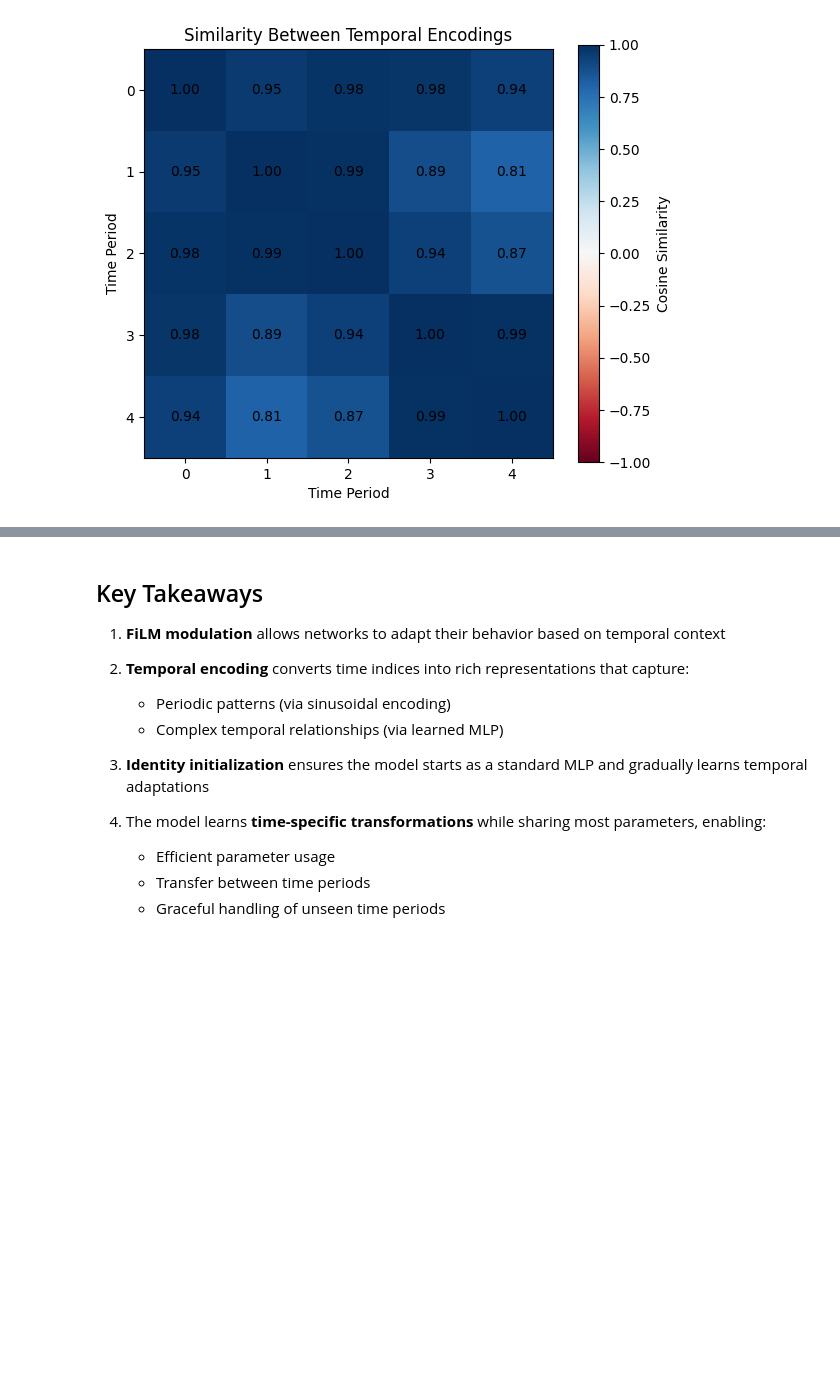
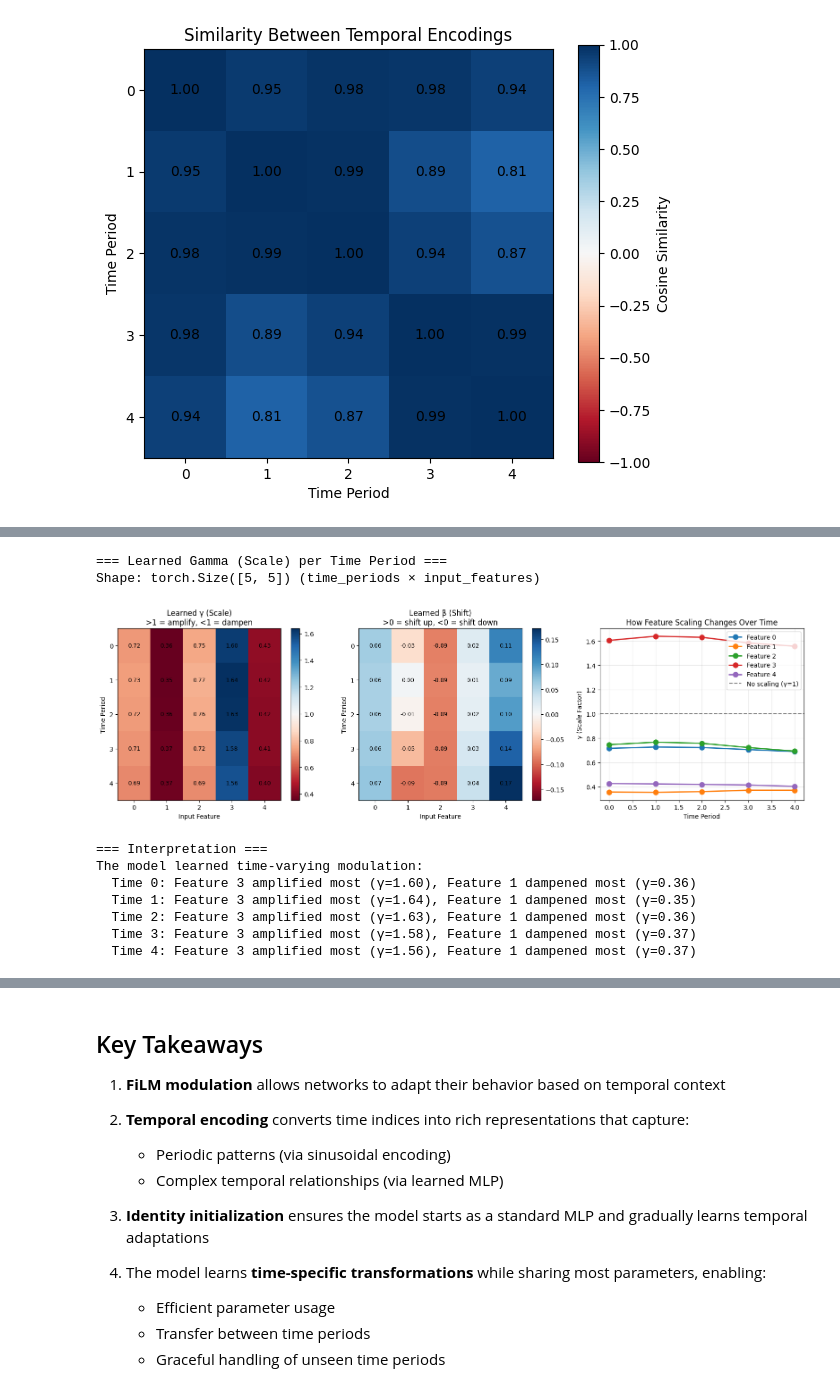
Before and after one commit to liamflynn1989/tabular-nn-research, a Jupyter notebook: tutorials/01_temporal_modulation.ipynb, the cells around one changed output, grey strips where cells are left out. Cells and saved outputs as stored; diff of their text form; code cells hidden in the pictures; blank space fills up the shorter version.

```diff
--- a/tutorials/01_temporal_modulation.ipynb
+++ b/tutorials/01_temporal_modulation.ipynb
@@ -574,0 +781,79 @@ Shape: torch.Size([5, 16])
+# %%
+# Extract gamma and beta from the input FiLM layer for each time period
+temporal_model.eval()
+
+with torch.no_grad():
+    time_indices = torch.arange(5)
+    time_enc = temporal_model.time_encoder(time_indices)  # (5, d_time)
+
+    # Get gamma and beta from the input_film layer
+    gamma = temporal_model.input_film.gamma_net(time_enc)  # (5, 5) - 5 time periods, 5 input features
+    beta = temporal_model.input_film.beta_net(time_enc)    # (5, 5)
+
+print("=== Learned Gamma (Scale) per Time Period ===")
+print(f"Shape: {gamma.shape} (time_periods × input_features)\n")
+
+# Create visualization
+fig, axes = plt.subplots(1, 3, figsize=(16, 5))
+
+# Plot 1: Gamma heatmap
+im1 = axes[0].imshow(gamma.numpy(), aspect='auto', cmap='RdBu',
+                      vmin=gamma.min().item(), vmax=gamma.max().item())
+axes[0].set_xlabel('Input Feature')
+axes[0].set_ylabel('Time Period')
+axes[0].set_title('Learned γ (Scale)\n>1 = amplify, <1 = dampen')
+axes[0].set_xticks(range(5))
+axes[0].set_yticks(range(5))
+plt.colorbar(im1, ax=axes[0])
+
+for i in range(5):
+    for j in range(5):
+        axes[0].text(j, i, f'{gamma[i,j]:.2f}', ha='center', va='center', fontsize=9)
+
+# Plot 2: Beta heatmap
+im2 = axes[1].imshow(beta.numpy(), aspect='auto', cmap='RdBu',
+                      vmin=-max(abs(beta.min().item()), abs(beta.max().item())),
+                      vmax=max(abs(beta.min().item()), abs(beta.max().item())))
+axes[1].set_xlabel('Input Feature')
+axes[1].set_ylabel('Time Period')
+axes[1].set_title('Learned β (Shift)\n>0 = shift up, <0 = shift down')
+axes[1].set_xticks(range(5))
+axes[1].set_yticks(range(5))
+plt.colorbar(im2, ax=axes[1])
+
+for i in range(5):
+    for j in range(5):
+        axes[1].text(j, i, f'{beta[i,j]:.2f}', ha='center', va='center', fontsize=9)
+
+# Plot 3: Gamma over time for each feature
+for feat in range(5):
+    axes[2].plot(range(5), gamma[:, feat].numpy(), 'o-', label=f'Feature {feat}', linewidth=2, markersize=8)
+axes[2].axhline(1.0, color='black', linestyle='--', alpha=0.5, label='No scaling (γ=1)')
+axes[2].set_xlabel('Time Period')
+axes[2].set_ylabel('γ (Scale Factor)')
+axes[2].set_title('How Feature Scaling Changes Over Time')
+axes[2].legend(loc='upper right')
+axes[2].grid(True, alpha=0.3)
+
+plt.tight_layout()
+plt.show()
+
+# Print interpretation
+print("\n=== Interpretation ===")
+print("The model learned time-varying modulation:")
+for t in range(5):
+    max_gamma_feat = gamma[t].argmax().item()
+    min_gamma_feat = gamma[t].argmin().item()
+    print(f"  Time {t}: Feature {max_gamma_feat} amplified most (γ={gamma[t, max_gamma_feat]:.2f}), "
+          f"Feature {min_gamma_feat} dampened most (γ={gamma[t, min_gamma_feat]:.2f})")
+# %% [output]
+=== Learned Gamma (Scale) per Time Period ===
+Shape: torch.Size([5, 5]) (time_periods × input_features)
+[figure, added]
+=== Interpretation ===
+The model learned time-varying modulation:
+  Time 0: Feature 3 amplified most (γ=1.60), Feature 1 dampened most (γ=0.36)
+  Time 1: Feature 3 amplified most (γ=1.64), Feature 1 dampened most (γ=0.35)
+  Time 2: Feature 3 amplified most (γ=1.63), Feature 1 dampened most (γ=0.36)
+  Time 3: Feature 3 amplified most (γ=1.58), Feature 1 dampened most (γ=0.37)
+  Time 4: Feature 3 amplified most (γ=1.56), Feature 1 dampened most (γ=0.37)
```
Also changed, not shown: parts of 8 cells of this notebook.
